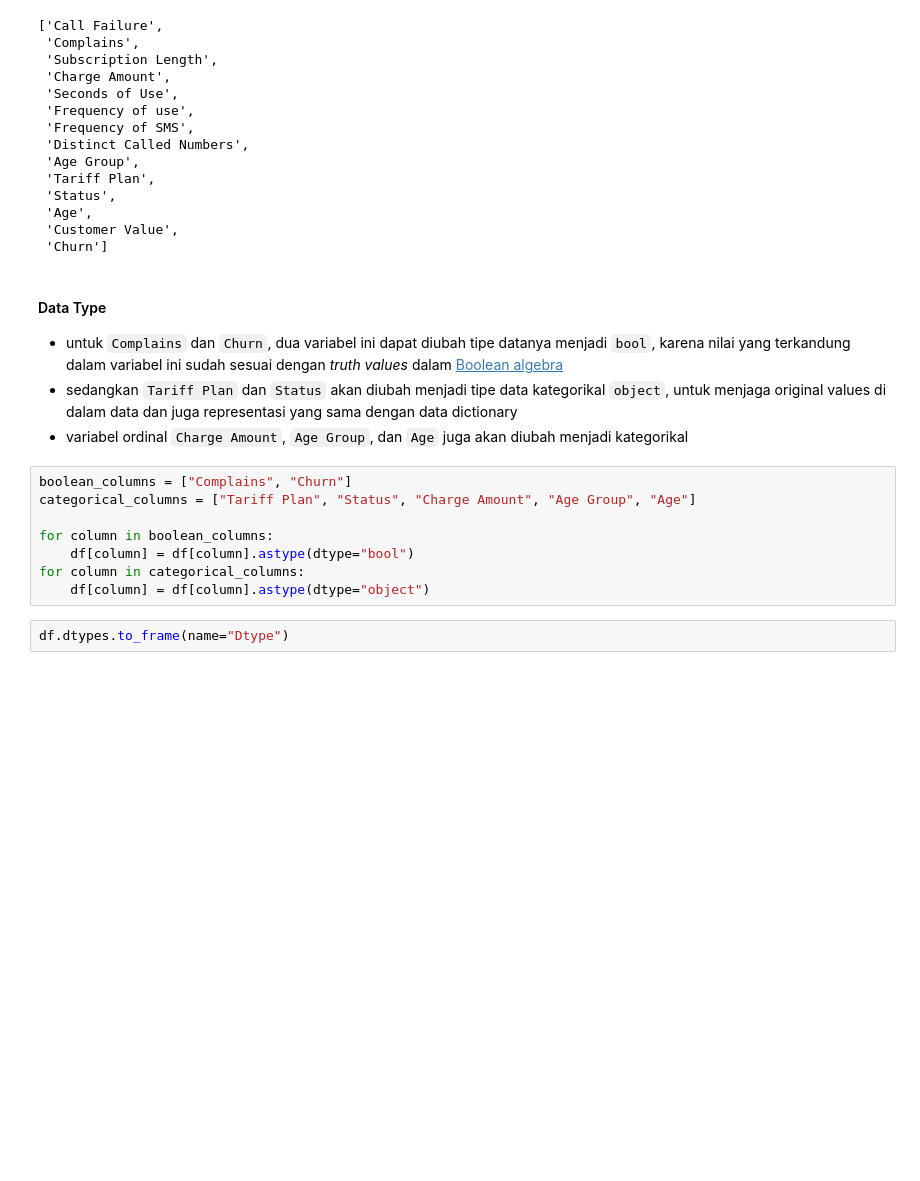
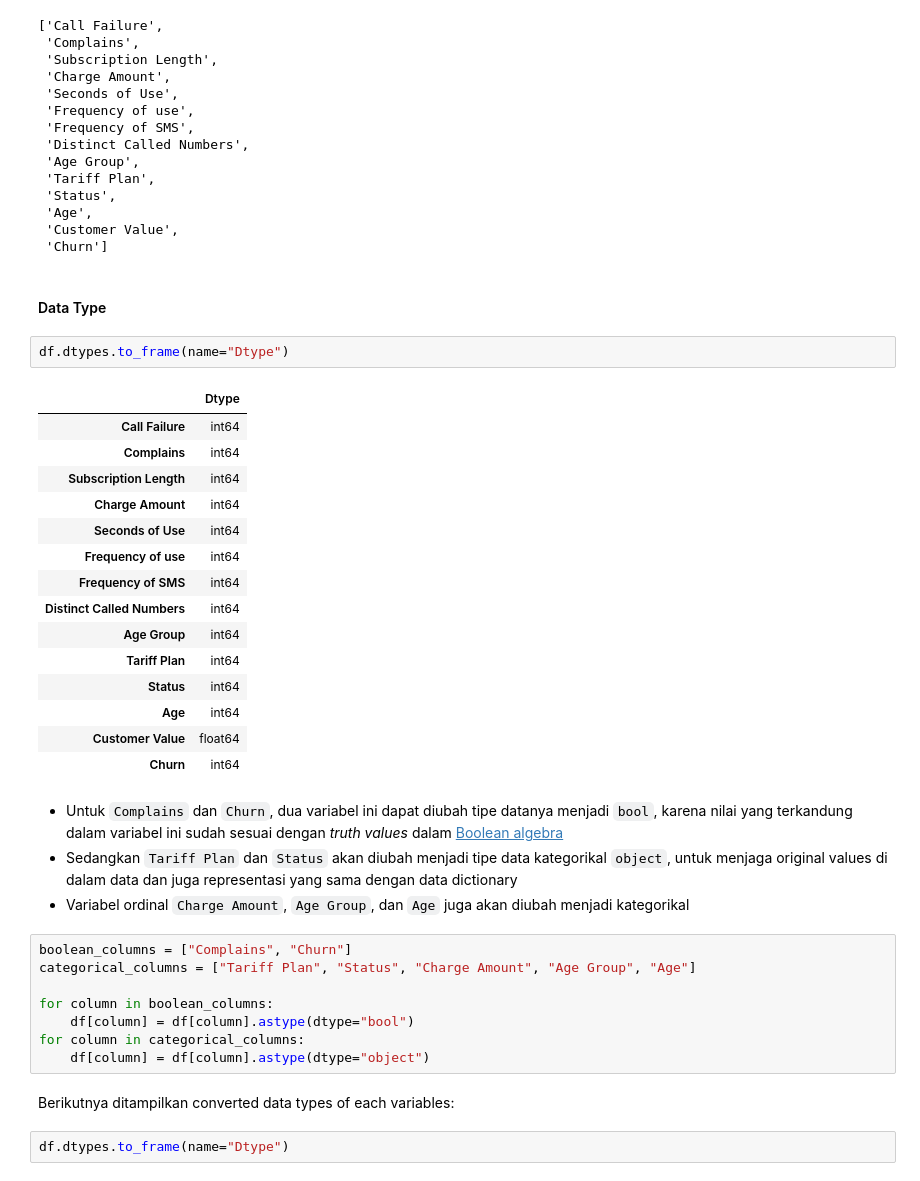
Before and after one commit to garudapaksi-yusuf/Iranian_Telecom_Churn, a Jupyter notebook: notebook/2. Data Analysis.ipynb, the cells around one changed output. Cells and saved outputs as stored; diff of their text form; blank space fills up the shorter version.

```diff
--- a/notebook/2. Data Analysis.ipynb
+++ b/notebook/2. Data Analysis.ipynb
@@ -202,12 +208,30 @@ df.columns.to_list()
  'Age',
  'Customer Value',
  'Churn']
+# %% [markdown]
+#### Data Type
+# %%
+df.dtypes.to_frame(name="Dtype")
+# %% [output]
+|  | Dtype |
+| Call Failure | int64 |
+| Complains | int64 |
+| Subscription Length | int64 |
+| Charge Amount | int64 |
+| Seconds of Use | int64 |
+| Frequency of use | int64 |
+| Frequency of SMS | int64 |
+| Distinct Called Numbers | int64 |
+| Age Group | int64 |
+| Tariff Plan | int64 |
+| Status | int64 |
+| Age | int64 |
+| Customer Value | float64 |
+| Churn | int64 |
 # %% [markdown]
-#### Data Type
-
-* untuk `Complains` dan `Churn`, dua variabel ini dapat diubah tipe datanya menjadi `bool`, karena nilai yang terkandung dalam variabel ini sudah sesuai dengan *truth values* dalam [Boolean algebra](https://en.wikipedia.org/wiki/Boolean_algebra)
-* sedangkan `Tariff Plan` dan `Status` akan diubah menjadi tipe data kategorikal `object`, untuk menjaga original values di dalam data dan juga representasi yang sama dengan data dictionary
-* variabel ordinal `Charge Amount`, `Age Group`, dan `Age` juga akan diubah menjadi kategorikal
+* Untuk `Complains` dan `Churn`, dua variabel ini dapat diubah tipe datanya menjadi `bool`, karena nilai yang terkandung dalam variabel ini sudah sesuai dengan *truth values* dalam [Boolean algebra](https://en.wikipedia.org/wiki/Boolean_algebra)
+* Sedangkan `Tariff Plan` dan `Status` akan diubah menjadi tipe data kategorikal `object`, untuk menjaga original values di dalam data dan juga representasi yang sama dengan data dictionary
+* Variabel ordinal `Charge Amount`, `Age Group`, dan `Age` juga akan diubah menjadi kategorikal
 # %%
 boolean_columns = ["Complains", "Churn"]
 categorical_columns = ["Tariff Plan", "Status", "Charge Amount", "Age Group", "Age"]
@@ -216,6 +240,8 @@ for column in boolean_columns:
     df[column] = df[column].astype(dtype="bool")
 for column in categorical_columns:
     df[column] = df[column].astype(dtype="object")
+# %% [markdown]
+Berikutnya ditampilkan converted data types of each variables:
 # %%
 df.dtypes.to_frame(name="Dtype")
 # %% [output]
```
Also changed, not shown: parts of 25 cells of this notebook, 2 other files.
